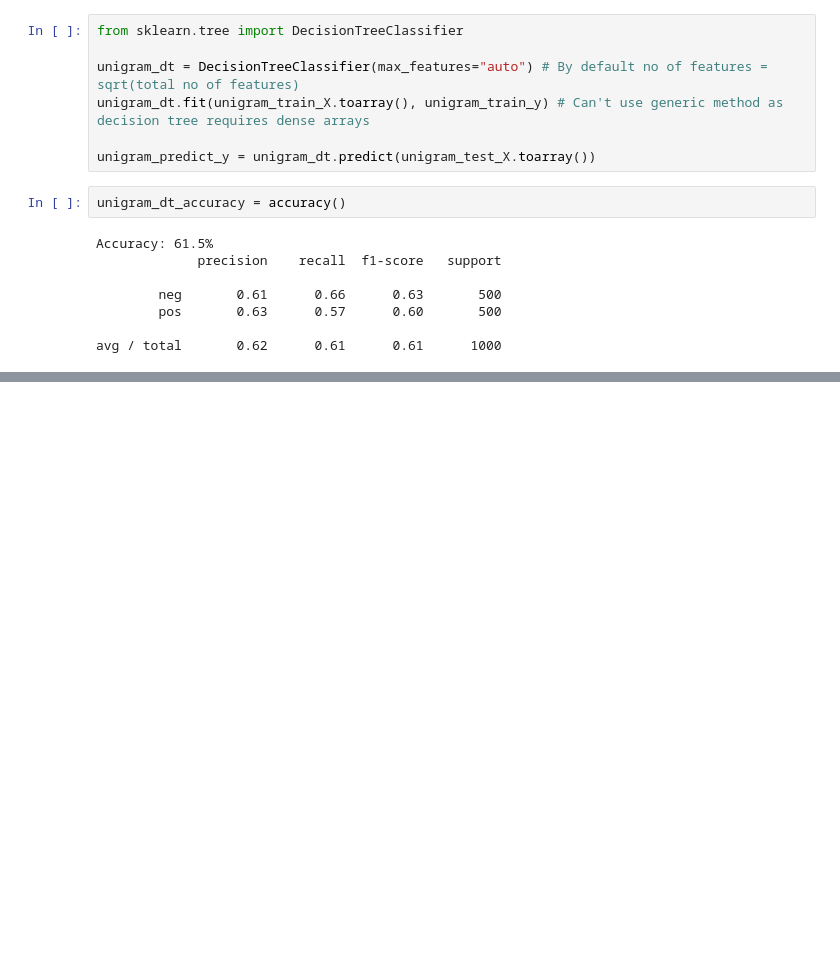
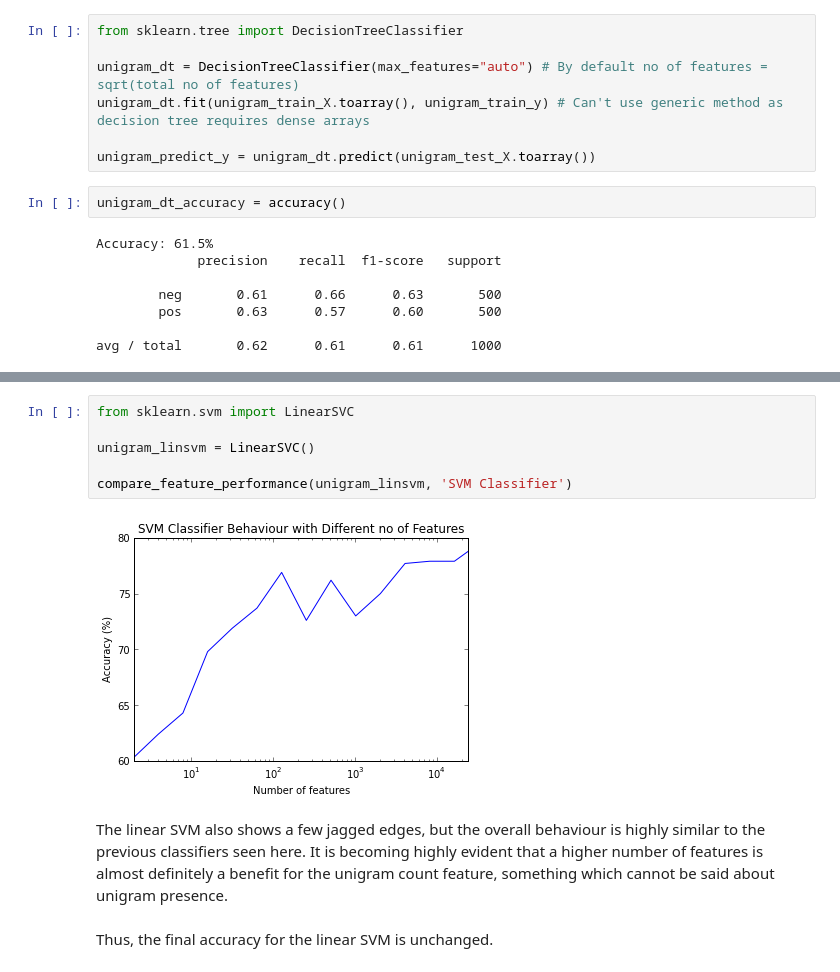
Before and after one commit to DJSagarAhire/Sentiment-Analysis-Comparative-Study, a Jupyter notebook: notebooks/02_Classification-Unigram-Counts.ipynb, the cells around one changed output, grey strips where cells are left out. Cells and saved outputs as stored; diff of their text form; blank space fills up the shorter version.

Commit message:
Added SVM to unigram counts

```diff
--- a/notebooks/02_Classification-Unigram-Counts.ipynb
+++ b/notebooks/02_Classification-Unigram-Counts.ipynb
@@ -320,0 +338,12 @@ avg / total       0.62      0.61      0.61      1000
+# %%
+from sklearn.svm import LinearSVC
+
+unigram_linsvm = LinearSVC()
+
+compare_feature_performance(unigram_linsvm, 'SVM Classifier')
+# %% [output]
+[figure, added]
+# %% [markdown]
+The linear SVM also shows a few jagged edges, but the overall behaviour is highly similar to the previous classifiers seen here. It is becoming highly evident that a higher number of features is almost definitely a benefit for the unigram count feature, something which cannot be said about unigram presence.
+# %% [markdown]
+Thus, the final accuracy for the linear SVM is unchanged.
```
Also changed, not shown: parts of 3 cells of this notebook, 1 other file.
